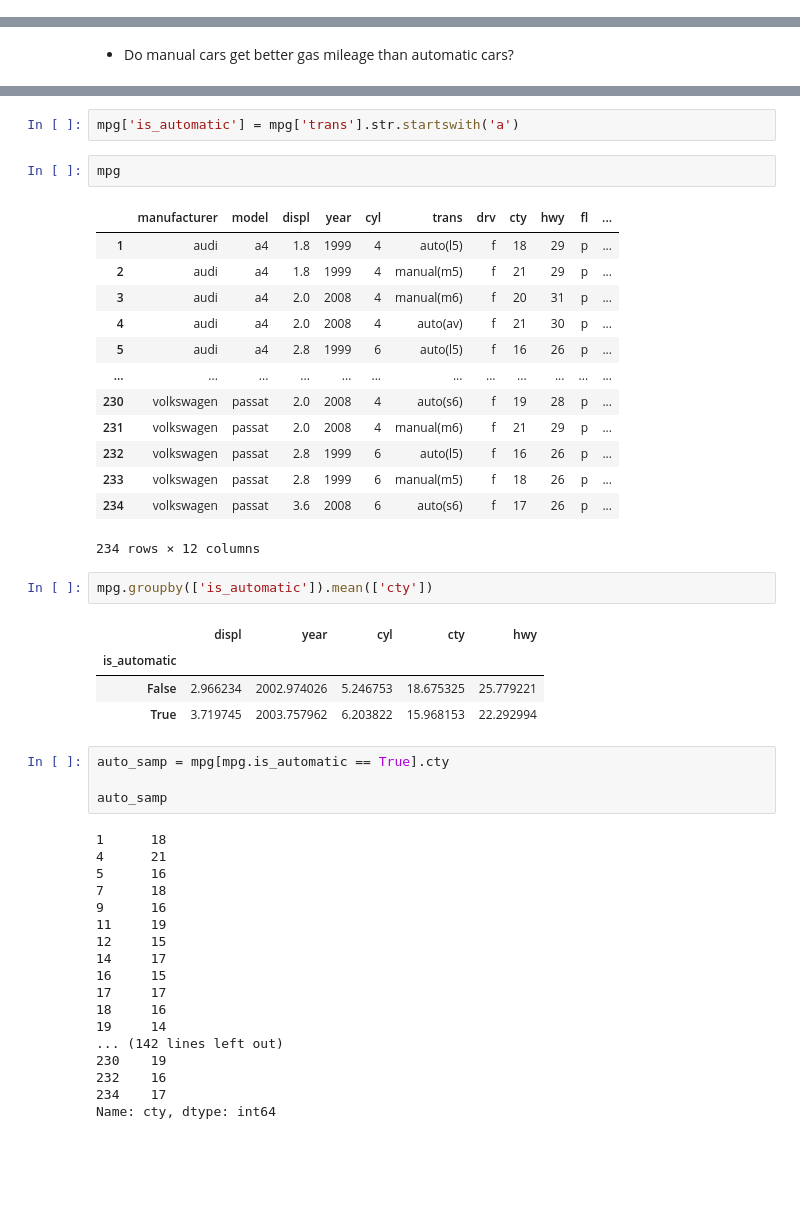
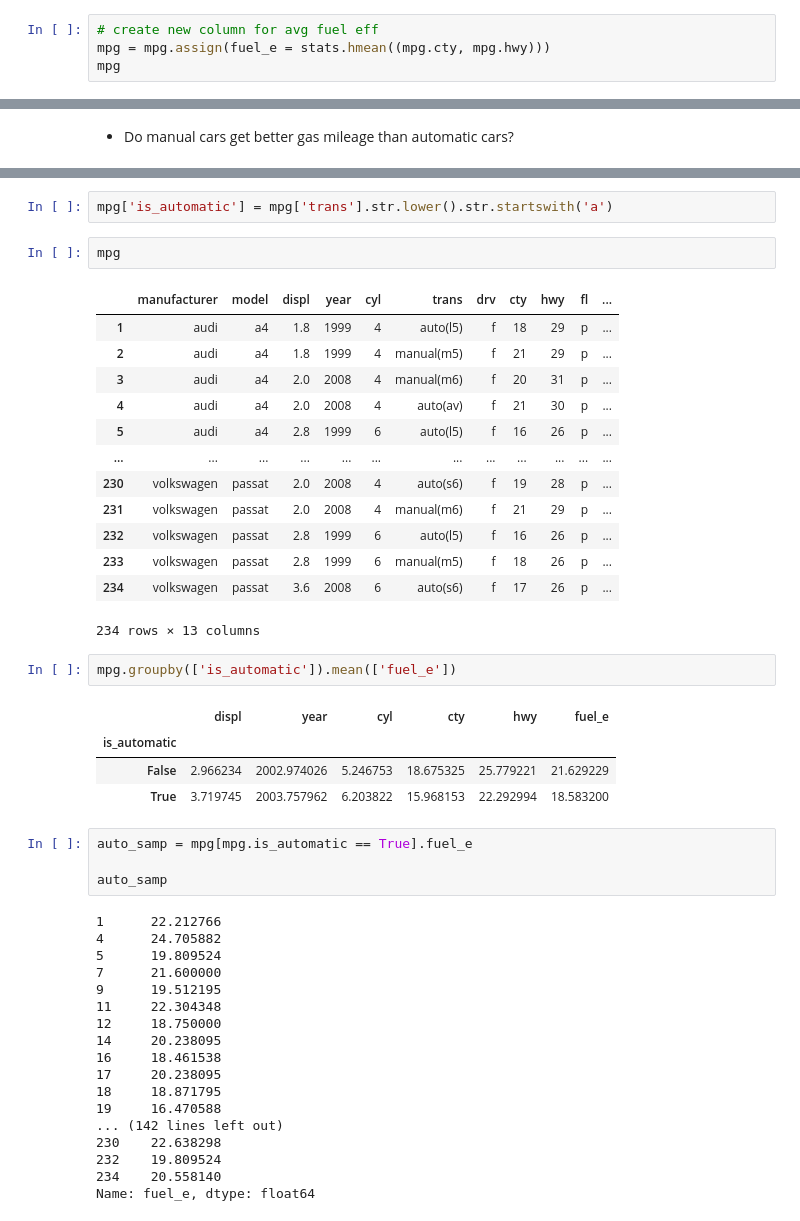
Before and after one commit to Joshua-Click/statistics-exercises, a Jupyter notebook: hypothesis_testing.ipynb, the cells around one changed output, grey strips where cells are left out. Saved outputs shown, nothing was run; the diff lists cells and outputs as text; blank space fills up the shorter version.

```diff
--- a/hypothesis_testing.ipynb
+++ b/hypothesis_testing.ipynb
@@ -630,3 +664,7 @@ Data columns (total 11 columns):
  10  class         234 non-null    object
 dtypes: float64(1), int64(4), object(6)
 memory usage: 21.9+ KB
+# %%
+# create new column for avg fuel eff
+mpg = mpg.assign(fuel_e = stats.hmean((mpg.cty, mpg.hwy)))
+mpg
@@ -727,5 +748,5 @@ $H_a$ = manual cars Do get better gas mileage
 # %%
-mpg['is_automatic'] = mpg['trans'].str.startswith('a')
+mpg['is_automatic'] = mpg['trans'].str.lower().str.startswith('a')
 # %%
 mpg
 # %% [output]
@@ -741,34 +762,34 @@ mpg
 | 232 | volkswagen | passat | 2.8 | 1999 | 6 | auto(l5) | f | 16 | 26 | p | ... |
 | 233 | volkswagen | passat | 2.8 | 1999 | 6 | manual(m5) | f | 18 | 26 | p | ... |
 | 234 | volkswagen | passat | 3.6 | 2008 | 6 | auto(s6) | f | 17 | 26 | p | ... |
-234 rows × 12 columns
+234 rows × 13 columns
 # %%
-mpg.groupby(['is_automatic']).mean(['cty'])
+mpg.groupby(['is_automatic']).mean(['fuel_e'])
 # %% [output]
-|  | displ | year | cyl | cty | hwy |
-| is_automatic |  |  |  |  |  |
-| False | 2.966234 | 2002.974026 | 5.246753 | 18.675325 | 25.779221 |
-| True | 3.719745 | 2003.757962 | 6.203822 | 15.968153 | 22.292994 |
+|  | displ | year | cyl | cty | hwy | fuel_e |
+| is_automatic |  |  |  |  |  |  |
+| False | 2.966234 | 2002.974026 | 5.246753 | 18.675325 | 25.779221 | 21.629229 |
+| True | 3.719745 | 2003.757962 | 6.203822 | 15.968153 | 22.292994 | 18.583200 |
 # %%
-auto_samp = mpg[mpg.is_automatic == True].cty
+auto_samp = mpg[mpg.is_automatic == True].fuel_e
 
 auto_samp
 # %% [output]
-1      18
-4      21
-5      16
-7      18
-9      16
-11     19
-12     15
-14     17
-16     15
-17     17
-18     16
-19     14
+1      22.212766
+4      24.705882
+5      19.809524
+7      21.600000
+9      19.512195
+11     22.304348
+12     18.750000
+14     20.238095
+16     18.461538
+17     20.238095
+18     18.871795
+19     16.470588
 ... (142 lines left out)
-230    19
-232    16
-234    17
-Name: cty, dtype: int64
+230    22.638298
+232    19.809524
+234    20.558140
+Name: fuel_e, dtype: float64
 # %%
```
Also changed, not shown: parts of 36 cells of this notebook.
